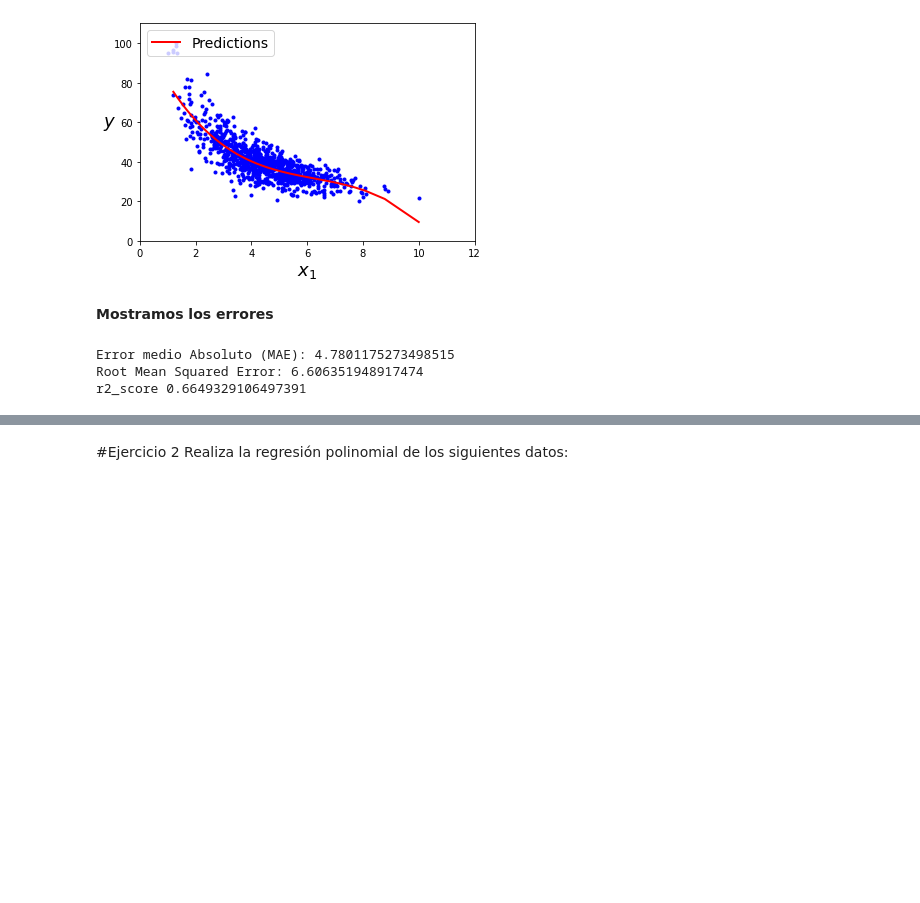
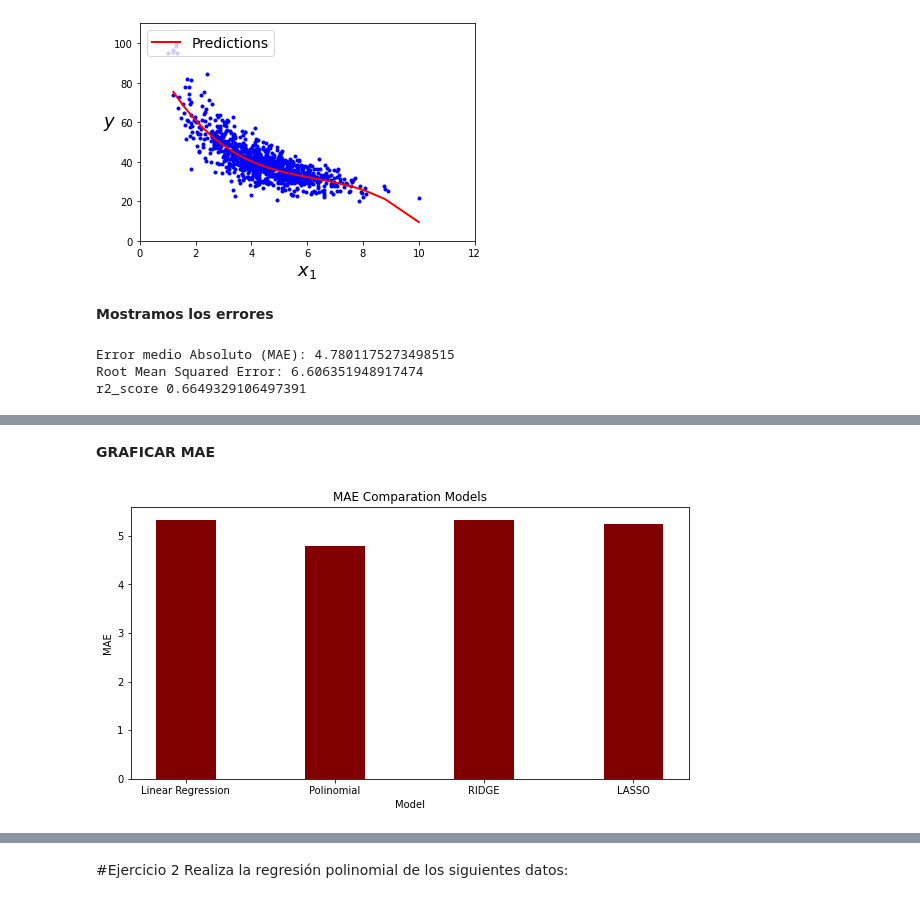
Before and after one commit to PosgradoMNA/actividades-de-aprendizaje-LuisHermenegildo1, a Jupyter notebook: TecMty_Regresion_lineal_polinomial.ipynb, the cells around one changed output, grey strips where cells are left out. Drawn from its saved outputs; the diff is of its cells as text; code cells hidden in the pictures; blank space fills up the shorter version.

```diff
--- a/TecMty_Regresion_lineal_polinomial.ipynb
+++ b/TecMty_Regresion_lineal_polinomial.ipynb
@@ -427,0 +537,21 @@ r2_score 0.6649329106497391
+# %% [markdown]
+**GRAFICAR MAE**
+# %%
+# creating the dataset
+mae_values = {'Linear Regression':MAE_Lineal, 'Polinomial':MAE_Polinomial, 'RIDGE':MAE_RIDGE,
+        'LASSO':MAE_LASSO}
+models = list(mae_values.keys())
+values = list(mae_values.values())
+
+fig = plt.figure(figsize = (10, 5))
+
+# creating the bar plot
+plt.bar(models, values, color ='maroon',
+        width = 0.4)
+
+plt.xlabel("Model")
+plt.ylabel("MAE")
+plt.title("MAE Comparation Models")
+plt.show()
+# %% [output]
+[figure, added]
```
Also changed, not shown: parts of 29 cells of this notebook.
